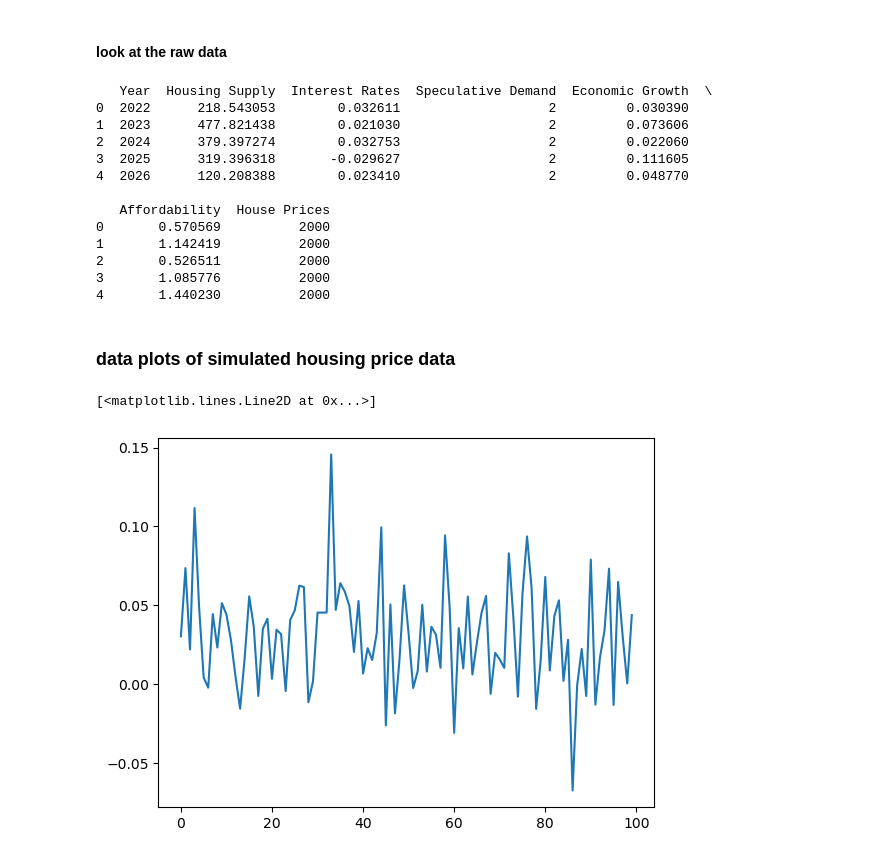
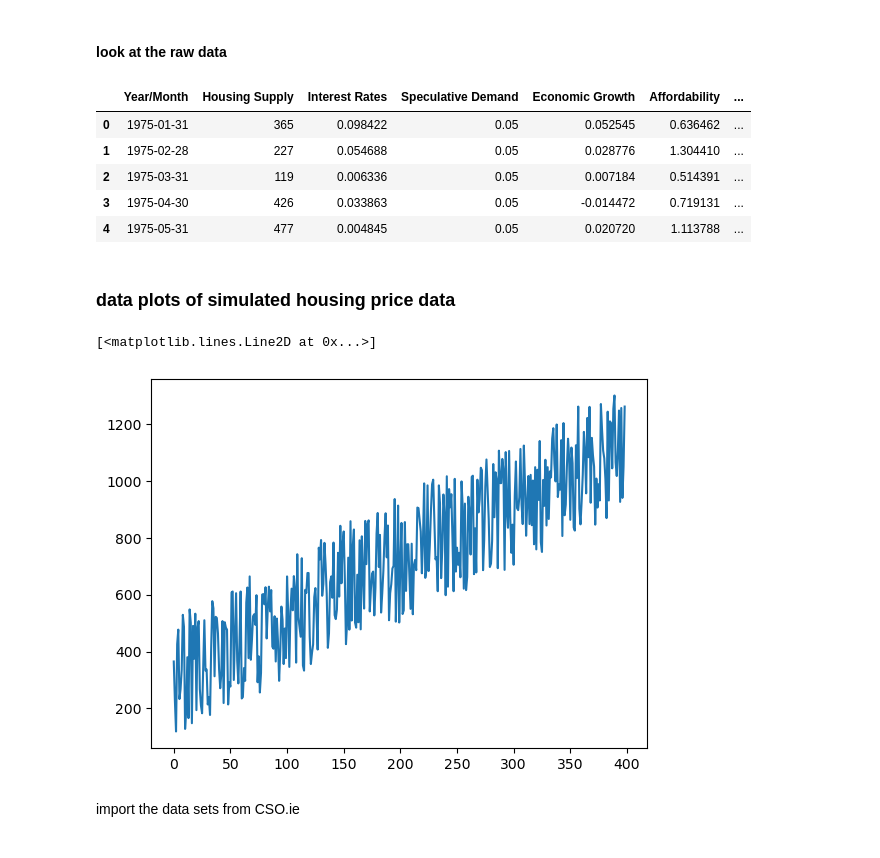
Before and after one commit to shanekeenan/prog_data_analysis, a Jupyter notebook: project1/project1.ipynb, the cells around one changed output. Cells and saved outputs as stored; diff of their text form; code cells hidden in the pictures.

Commit message:
work on project.. defining variables.. date range.. import real world data..

```diff
--- a/project1/project1.ipynb
+++ b/project1/project1.ipynb
@@ -90,35 +110,45 @@ import seaborn
 #### simulate datas sets for each variable
 # %%
 # seed for reproducibility
-np.random.seed(42)
+np.random.seed(10)
 
-# Define the number of data points and the years or months (TBD)
-
-num_data_points = 100
-years = np.arange(2022, 2022 + num_data_points)
-months = np.arange(2022, 2022 + num_data_points)
-
-# Simulate housing supply (supp) as a random number between 50 and 5000 - with a uniform distribution  -- should this be uniform? perhaps a linear increase over time? add
-
-supp = np.random.uniform(50, 500, num_data_points)
-#supp = np.random.linear(50, 500, num_data_points)
+# define the random number generator
+rng = np.random.default_rng()
 
 
-# Simulate interest rates (intra) as a normal distribution with a mean of 3% and standard deviation of 3% ? needs thinking about -
+# Define the number of monthly data points between January 1975 - March 2008
+num_data_points = 399
+
+# supply should have an negative impact on prices - high supply - lower prices
+# Simulate housing supply (supp) as a random number between 50 and 5000 - with a uniform distribution  -- should this be uniform? perhaps a linear increase over time? add
+# use .randint to get integers only not floating point
+x = np.arange(num_data_points) #rng.random(num_data_points)
+y = (2*x + 50)
+#supp = y
+supp = np.random.randint(50, 500, num_data_points) + y
+
+
+
+
+# interest rates should have a negative correlation on prices - higher interest rate - lower price
+# Simulate interest rates (intra) as a normal distribution with a mean of 3% and standard deviation of 10% ? needs thinking about -
 intra = np.random.normal(0.03, 0.03, num_data_points)
 
-
+# economic growth should have a positive correlation with prices =- the better the economy higher wage growth - more deposeable income.
 # Simulate economic growth (econ) as a normal distribution with a mean of  X % and standard deviation of X %  --- needs thinking about
 econ = np.random.normal(0.03, 0.03, num_data_points)
+
 
 # Simulate current affordability (afford) as a random number between 0.5 and 1.5  - perhaps earns/house price  -- needs thinking about
 afford = np.random.uniform(0.5, 1.5, num_data_points)
 
-# Simulate speculative demand (deman)  -- needs thinking about
-deman = 2
+# Simulate speculative demand (deman)  -- lets assume demand is always steadily increasing as the population grows. us the population data from cso?
+# demand will positively influence price .. higher demand = higher prices
+# assume 2-5 % of the population are looking to purchase
+deman = 0.05
 
 # Simulate housing prices -- needs thinking about
-housing_prices = 2000
+price = 2000000*  econ * deman * afford / (intra * supp)
 # %% [markdown]
 ##### Create a Pandas dataframe to store the simulated data along with labels
 # %%
@@ -139,27 +168,22 @@ data = pd.DataFrame({
 # %%
 
 # Display the first few rows of the simulated data
-print(data.head())
+data.head()
 # %% [output]
-   Year  Housing Supply  Interest Rates  Speculative Demand  Economic Growth  \
-0  2022      218.543053        0.032611                   2         0.030390
-1  2023      477.821438        0.021030                   2         0.073606
-2  2024      379.397274        0.032753                   2         0.022060
-3  2025      319.396318       -0.029627                   2         0.111605
-4  2026      120.208388        0.023410                   2         0.048770
-
-   Affordability  House Prices
-0       0.570569          2000
-1       1.142419          2000
-2       0.526511          2000
-3       1.085776          2000
-4       1.440230          2000
+|  | Year/Month | Housing Supply | Interest Rates | Speculative Demand | Economic Growth | Affordability | ... |
+| 0 | 1975-01-31 | 365 | 0.098422 | 0.05 | 0.052545 | 0.636462 | ... |
+| 1 | 1975-02-28 | 227 | 0.054688 | 0.05 | 0.028776 | 1.304410 | ... |
+| 2 | 1975-03-31 | 119 | 0.006336 | 0.05 | 0.007184 | 0.514391 | ... |
+| 3 | 1975-04-30 | 426 | 0.033863 | 0.05 | -0.014472 | 0.719131 | ... |
+| 4 | 1975-05-31 | 477 | 0.004845 | 0.05 | 0.020720 | 1.113788 | ... |
 # %% [markdown]
 ### data plots of simulated housing price data
 # %%
 # Visualize the relationships
 
-plt.plot(econ)
+plt.plot(supp)
 # %% [output]
 [<matplotlib.lines.Line2D at 0x...>]
-[figure, old version]
+[figure, new version]
+# %% [markdown]
+import the data sets from CSO.ie
```
Also changed, not shown: parts of 13 cells of this notebook, 3 other files.
